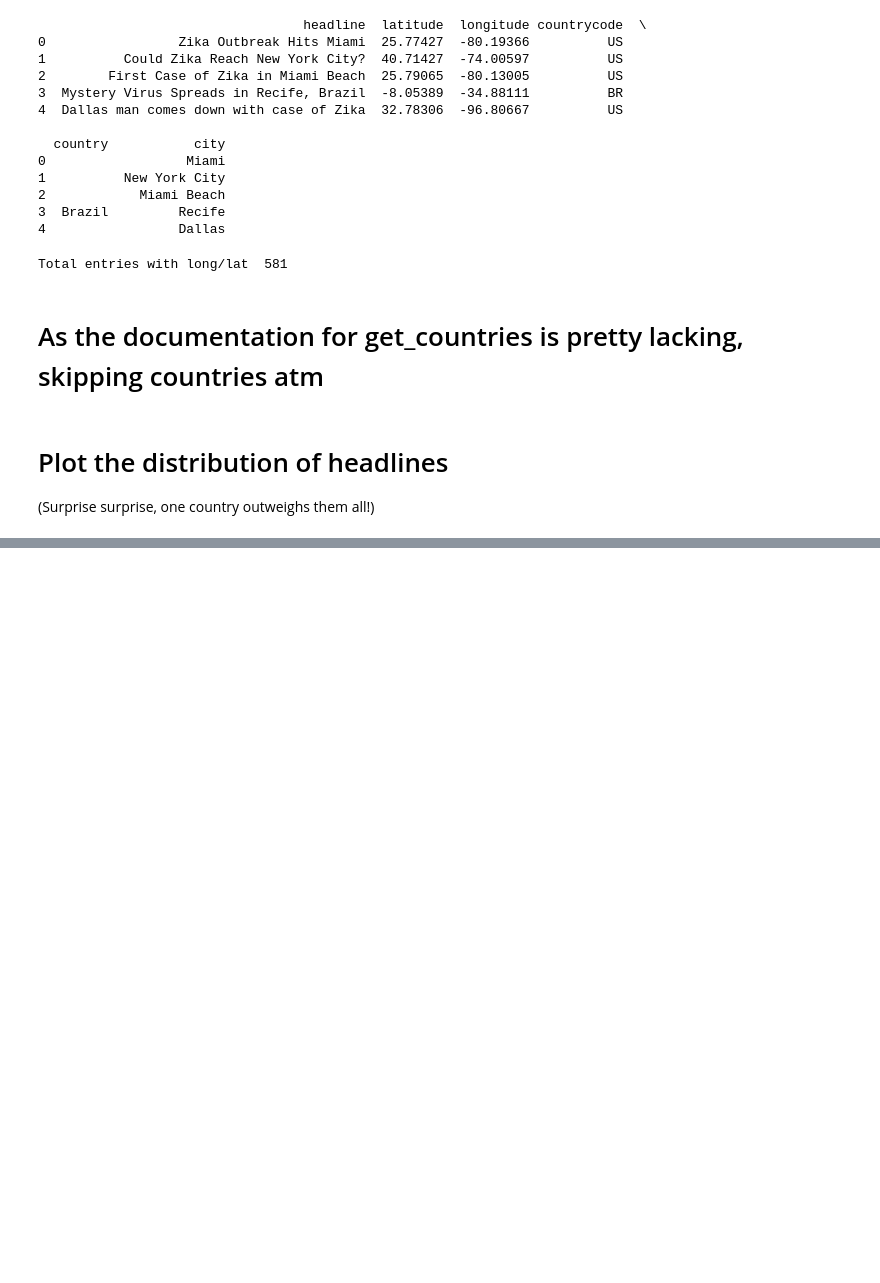
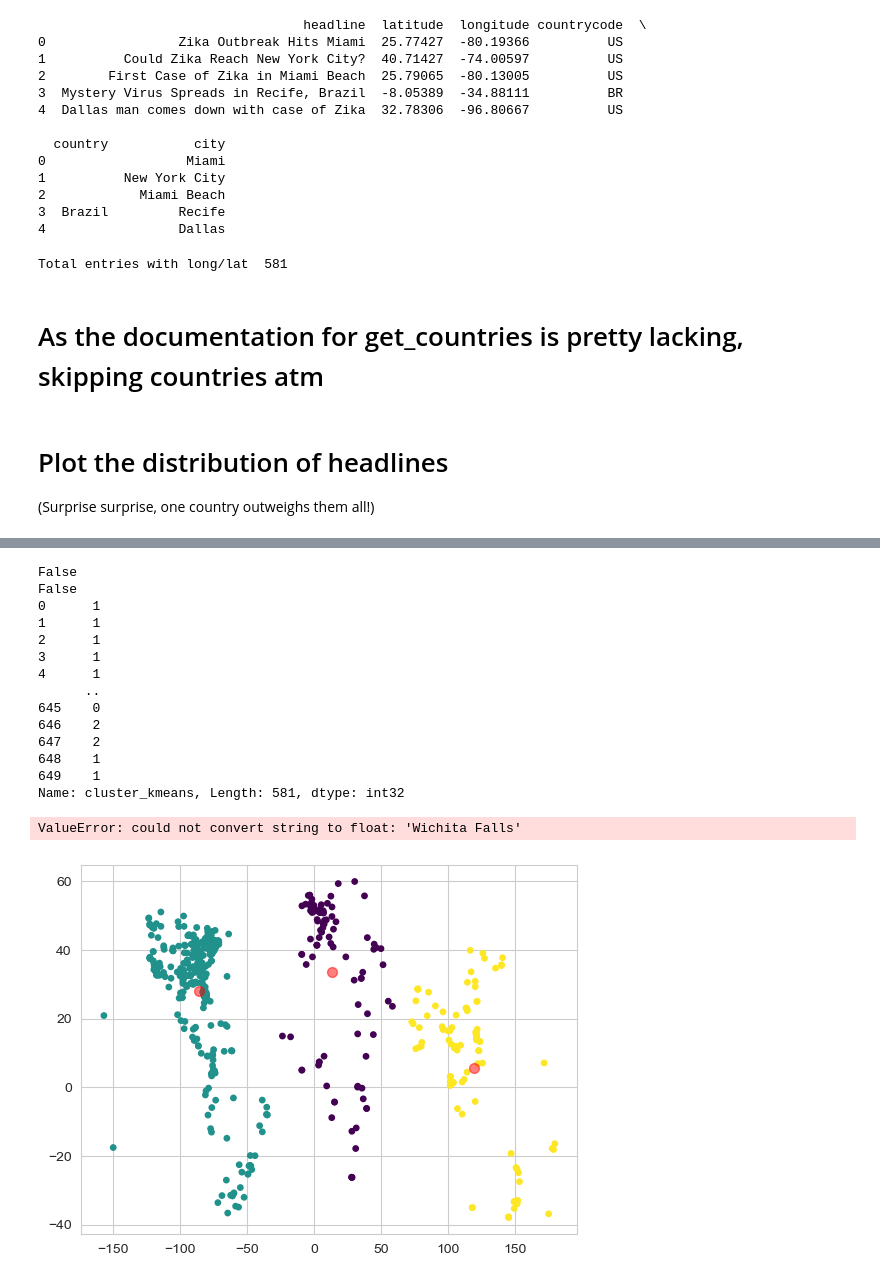
Before and after one commit to felixdellner/Discovering-Disease-Outbreaks-from-News-Headlines, a Jupyter notebook: solution.ipynb, the cells around one changed output, grey strips where cells are left out. Cells and saved outputs as stored; diff of their text form; code cells hidden in the pictures; blank space fills up the shorter version.

```diff
--- a/solution.ipynb
+++ b/solution.ipynb
@@ -310,4 +265,0 @@ plt.scatter(centers[:, 0], centers[:, 1], c='red', s=50, alpha=0.5)
-# %%
-db_cluster = DBSCAN(eps=12, min_samples=5).fit(cluster_df)
-print(db_cluster.labels_)
-df["cluster_db"] = db_cluster.labels_
@@ -351,0 +268,23 @@ plt.show()
+# %%
+def kmns(df):
+    cluster_model = KMeans(n_clusters=3)
+
+    list_long = df["longitude"]
+    list_lat = df["latitude"]
+    print(list_long.isnull().values.any())
+    print(list_lat.isnull().values.any())
+    list_long.dropna(inplace=True)
+    list_lat.dropna(inplace=True)
+
+    cluster_df = pd.concat([list_long,list_lat], axis=1, keys=["longitude", "latitude"])
+
+    assigned_coordinates = cluster_model.fit_predict(cluster_df)
+    df["cluster_kmeans"] = assigned_coordinates
+    print(df["cluster_kmeans"])
+
+    ###
+    plt.scatter(cluster_df["longitude"], cluster_df["latitude"], c=assigned_coordinates, s=15, cmap='viridis')
+
+    centers = cluster_model.cluster_centers_ #Slightly adapted from original by JakeVDP, above link
+    plt.scatter(centers[:, 0], centers[:, 1], c='red', s=50, alpha=0.5)
+    return cluster_df
@@ -352,4 +317,5 @@ plt.show()
 # %%
-fig = px.scatter_geo(df, lat=df["latitude"], lon=df["longitude"], hover_name=df["headline"], color=df["cluster_kmeans"], title="KMeans clustering")
-fig.update_geos(projection_type="orthographic")
-fig.show()
+def plotdf(df, titletext):
+    fig = px.scatter_geo(df, lat=df["latitude"], lon=df["longitude"], hover_name=df["headline"], color=df["cluster_kmeans"], title=titletext)
+    fig.update_geos(projection_type="orthographic")
+    fig.show()
@@ -364,0 +322,22 @@ fig.show()
+# %%
+cluster_df = kmns(df)
+elbow(df)
+
+plotdf(df,"KMeans")
+# %% [output]
+False
+False
+0      1
+1      1
+2      1
+3      1
+4      1
+      ..
+645    0
+646    2
+647    2
+648    1
+649    1
+Name: cluster_kmeans, Length: 581, dtype: int32
+ValueError: could not convert string to float: 'Wichita Falls'
+[figure, added]
```
Also changed, not shown: parts of 20 cells of this notebook.
